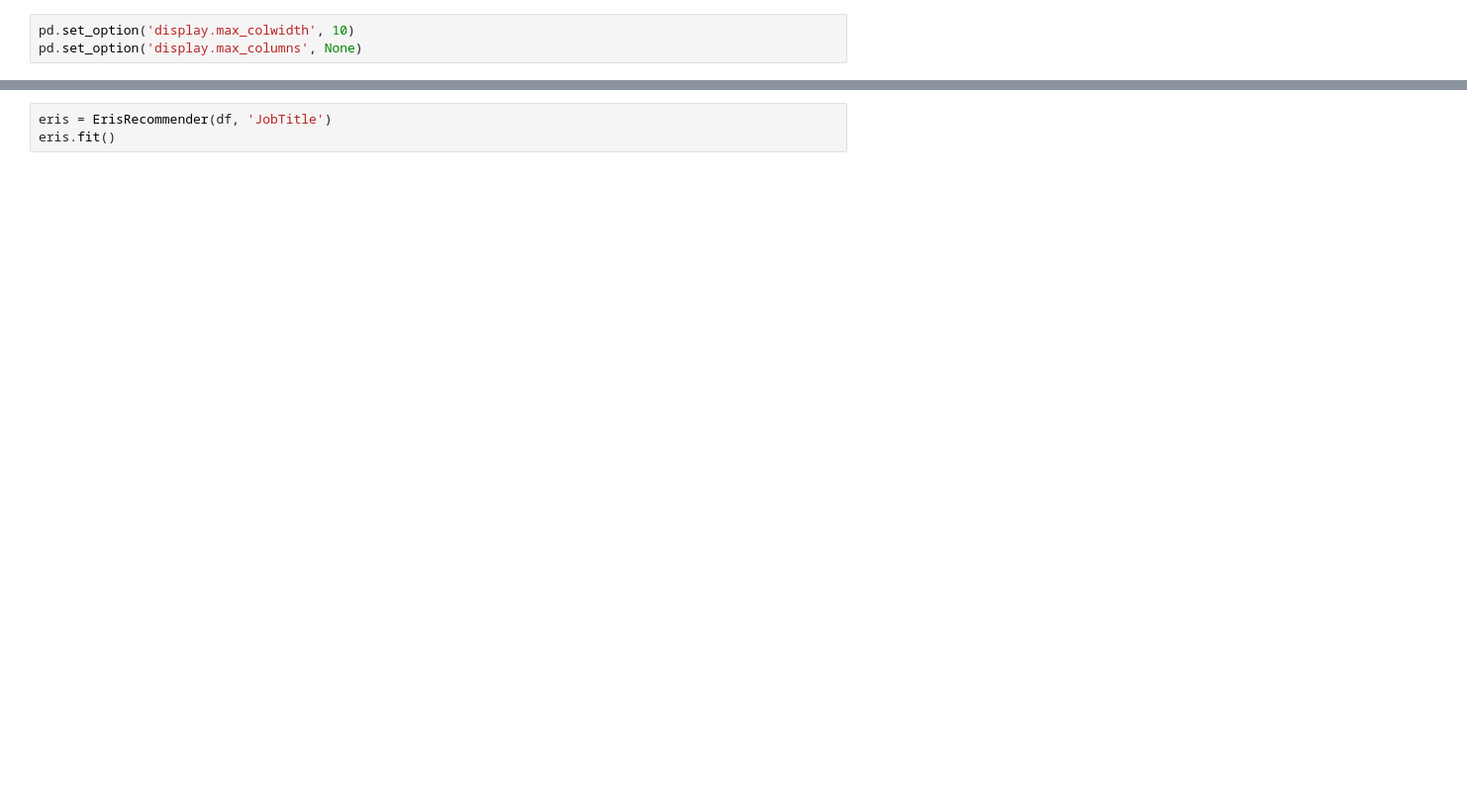
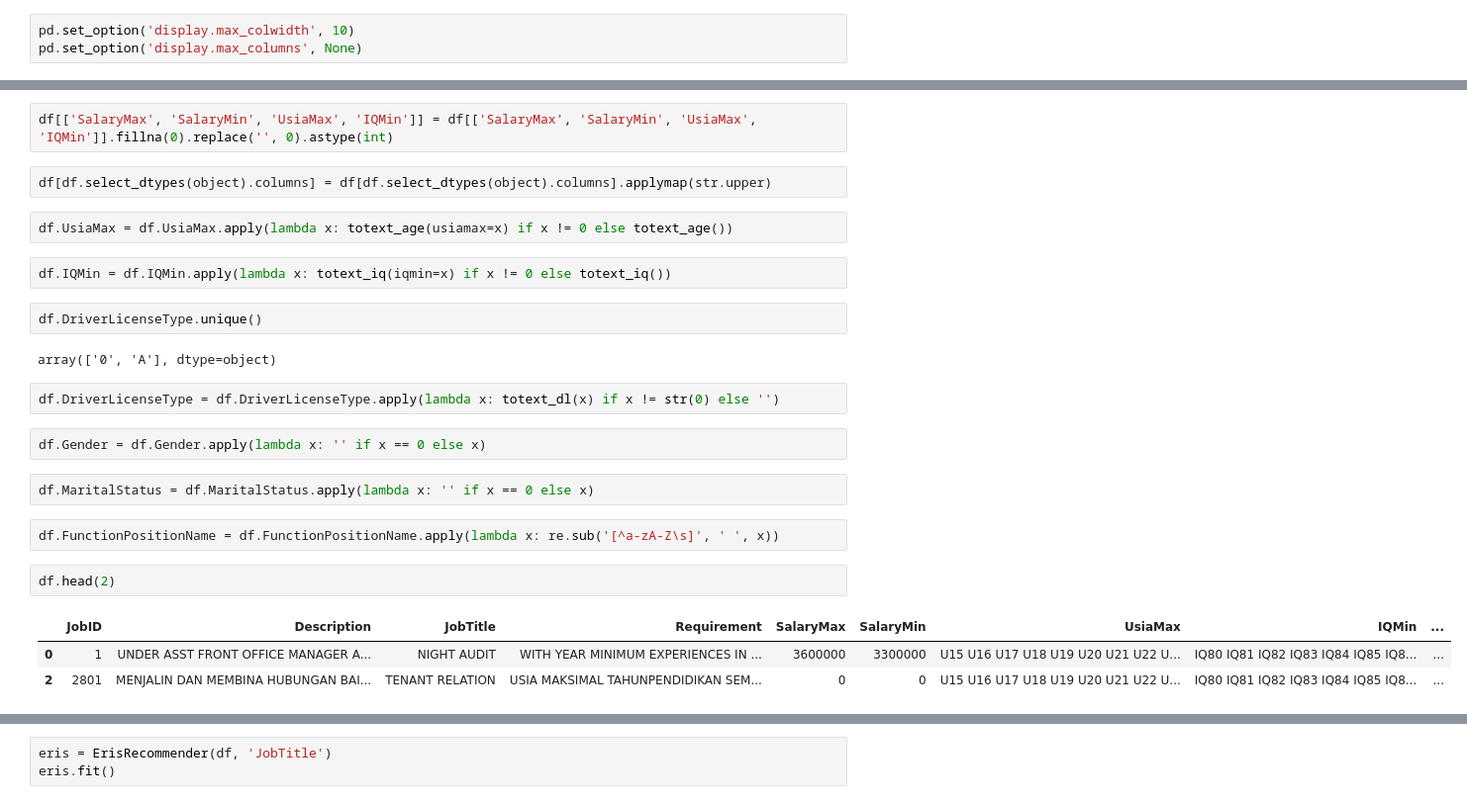
Before and after one commit to fn-hide/eris_job, a Jupyter notebook: content_based.ipynb, the cells around one changed output, grey strips where cells are left out. Shown: that part at 99% size. Cells and saved outputs as stored; diff of their text form; blank space fills up the shorter version.

```diff
--- a/content_based.ipynb
+++ b/content_based.ipynb
@@ -96,0 +192,26 @@ df.JobTitle = df.JobTitle.apply(lambda x: ' '.join([y for y in x.split(' ') if y
+# %%
+df[['SalaryMax', 'SalaryMin', 'UsiaMax', 'IQMin']] = df[['SalaryMax', 'SalaryMin', 'UsiaMax', 'IQMin']].fillna(0).replace('', 0).astype(int)
+# %%
+df[df.select_dtypes(object).columns] = df[df.select_dtypes(object).columns].applymap(str.upper)
+# %%
+df.UsiaMax = df.UsiaMax.apply(lambda x: totext_age(usiamax=x) if x != 0 else totext_age())
+# %%
+df.IQMin = df.IQMin.apply(lambda x: totext_iq(iqmin=x) if x != 0 else totext_iq())
+# %%
+df.DriverLicenseType.unique()
+# %% [output]
+array(['0', 'A'], dtype=object)
+# %%
+df.DriverLicenseType = df.DriverLicenseType.apply(lambda x: totext_dl(x) if x != str(0) else '')
+# %%
+df.Gender = df.Gender.apply(lambda x: '' if x == 0 else x)
+# %%
+df.MaritalStatus = df.MaritalStatus.apply(lambda x: '' if x == 0 else x)
+# %%
+df.FunctionPositionName = df.FunctionPositionName.apply(lambda x: re.sub('[^a-zA-Z\s]', ' ', x))
+# %%
+df.head(2)
+# %% [output]
+|  | JobID | Description | JobTitle | Requirement | SalaryMax | SalaryMin | UsiaMax | IQMin | ... |
+| 0 | 1 | UNDER ASST FRONT OFFICE MANAGER A... | NIGHT AUDIT | WITH YEAR MINIMUM EXPERIENCES IN ... | 3600000 | 3300000 | U15 U16 U17 U18 U19 U20 U21 U22 U... | IQ80 IQ81 IQ82 IQ83 IQ84 IQ85 IQ8... | ... |
+| 2 | 2801 | MENJALIN DAN MEMBINA HUBUNGAN BAI... | TENANT RELATION | USIA MAKSIMAL TAHUNPENDIDIKAN SEM... | 0 | 0 | U15 U16 U17 U18 U19 U20 U21 U22 U... | IQ80 IQ81 IQ82 IQ83 IQ84 IQ85 IQ8... | ... |
```
Also changed, not shown: parts of 44 cells of this notebook, 10 other files.
